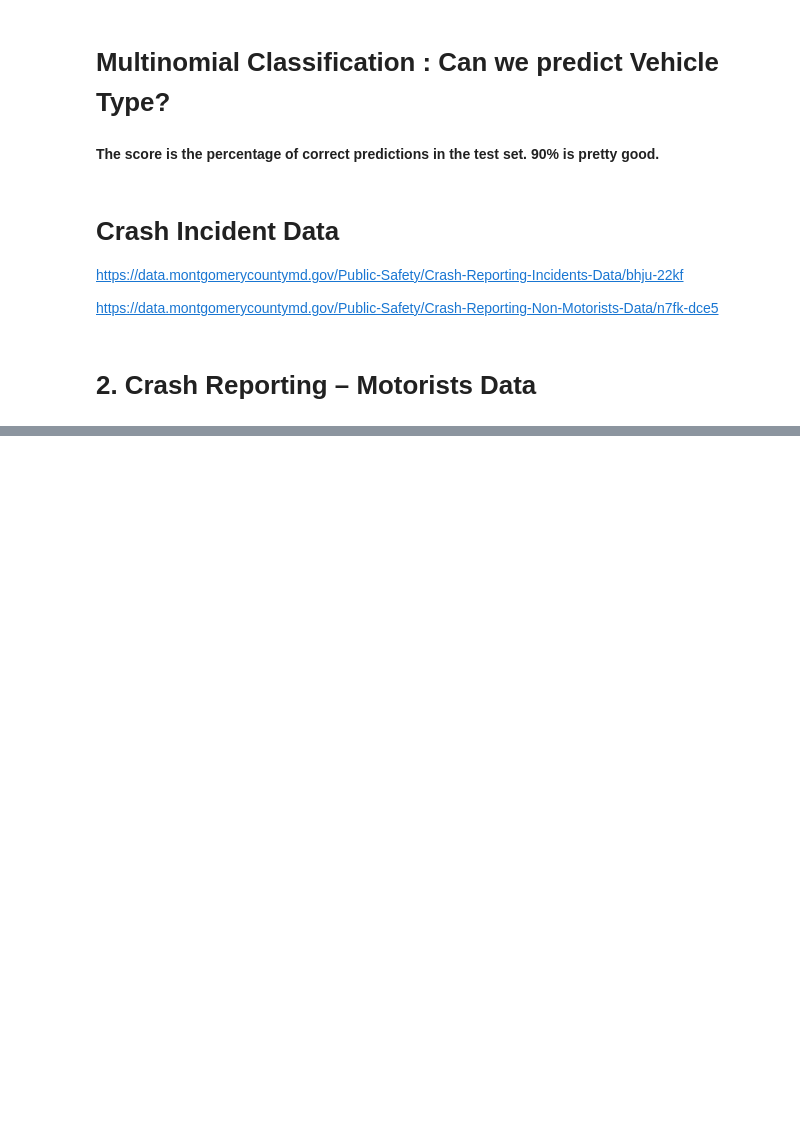
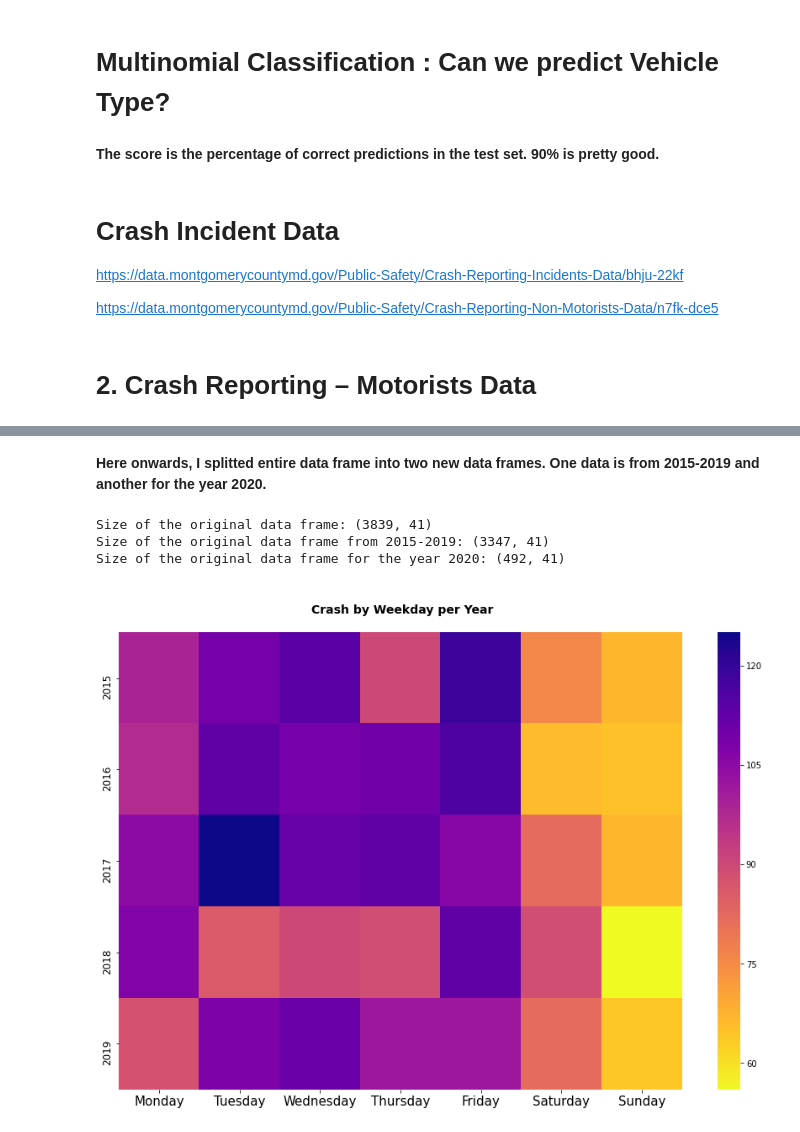
Before and after one commit to mnerolu/Data205, a Jupyter notebook: FINAL_CAPSTONE_PROJECT_Meena.ipynb, the cells around one changed output, grey strips where cells are left out. Saved outputs shown, nothing was run; the diff lists cells and outputs as text; code cells hidden in the pictures; blank space fills up the shorter version.

```diff
--- a/FINAL_CAPSTONE_PROJECT_Meena.ipynb
+++ b/FINAL_CAPSTONE_PROJECT_Meena.ipynb
@@ -738,0 +741,8 @@ CRI_features = useFeatures(CRI)
+# %%
+ # Replace all NaN's by 0
+#CRNM_new = CRNM_features.fillna(0)
+
+#Renaming the column and replacing
+CRNM_new =  CRNM_features.rename(columns={"AgencyName": "Agency"})
+CRNM_new = CRNM_new.replace({'Agency' : {'Montgomery County Police' : 'MCP', 'Rockville Police Departme' : 'RPD'}})
+CRNM_new.head()
@@ -738,0 +776,7 @@ CRI_features = useFeatures(CRI)
+# %%
+#apply function
+CRNM_new['Rush_time']= CRNM_new['Rush_time'].apply(rushhour_CRNM)
+#CRNM_new.head()
+# %%
+CRNM_final = CRNM_new.fillna(method='ffill')
+CRNM_final.head()
@@ -738,0 +791,35 @@ CRI_features = useFeatures(CRI)
+# %% [markdown]
+**Here onwards, I splitted entire data frame into two new data frames. One data is from 2015-2019 and another for the year 2020.**
+# %%
+CRNM_is_2020 =CRNM_final['year']==2020
+CRNM_is_2019 = CRNM_final['year'] != 2020
+#Creating Dataframe only for the year 2020
+CRNM_final_2020 = CRNM_final[CRNM_is_2020]
+#Data from 2015- 2019
+CRNM_final_2019 = CRNM_final[CRNM_is_2019]
+print("Size of the original data frame:",CRNM_final.shape)
+print("Size of the original data frame from 2015-2019:", CRNM_final_2019.shape)
+print("Size of the original data frame for the year 2020:", CRNM_final_2020.shape)
+# %% [output]
+Size of the original data frame: (3839, 41)
+Size of the original data frame from 2015-2019: (3347, 41)
+Size of the original data frame for the year 2020: (492, 41)
+# %%
+CRNMweekday = ['Monday', 'Tuesday','Wednesday','Thursday', 'Friday', 'Saturday', 'Sunday']
+CRNM_weekday = CRNM_final_2019.groupby(['year', 'day']).size()
+#Reshape using unstack() function in Pandas python:
+CRNM_weekday = CRNM_weekday.rename_axis(['year', 'day'])\
+                               .unstack('day')\
+                               .reindex(columns=CRIweekday)
+plt.figure(figsize=(15,10))
+sns.heatmap(CRNM_weekday, cmap='plasma_r')
+plt.title('\n Crash by Weekday per Year\n', fontsize=14, fontweight='bold')
+plt.xticks(fontsize=15)
+plt.yticks(fontsize=12)
+plt.xlabel('')
+plt.ylabel('')
+#plt.savefig('crashbyweekdayperyear.jpg')
+plt.show()
+#plt.savefig('images/CRDbyweekdayperyear.jpg')
+# %% [output]
+[figure, added]
```
Also changed, not shown: parts of 65 cells of this notebook.
